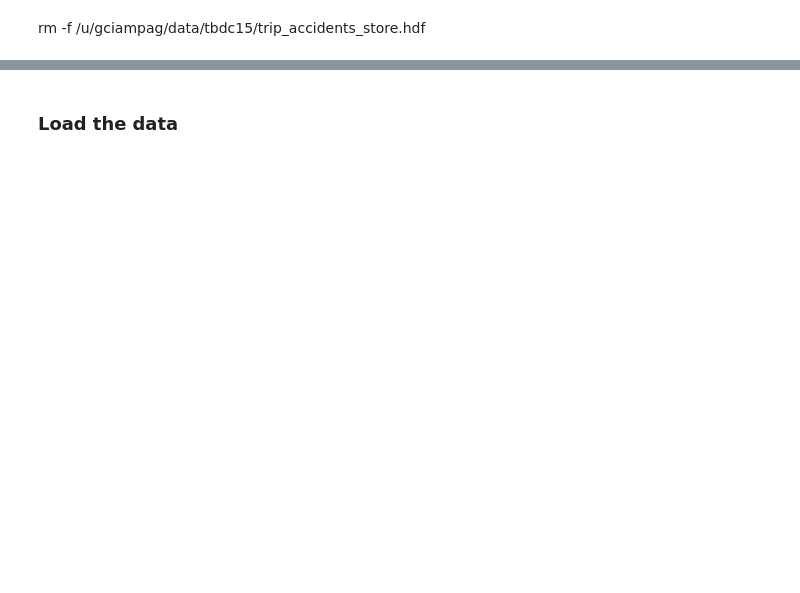
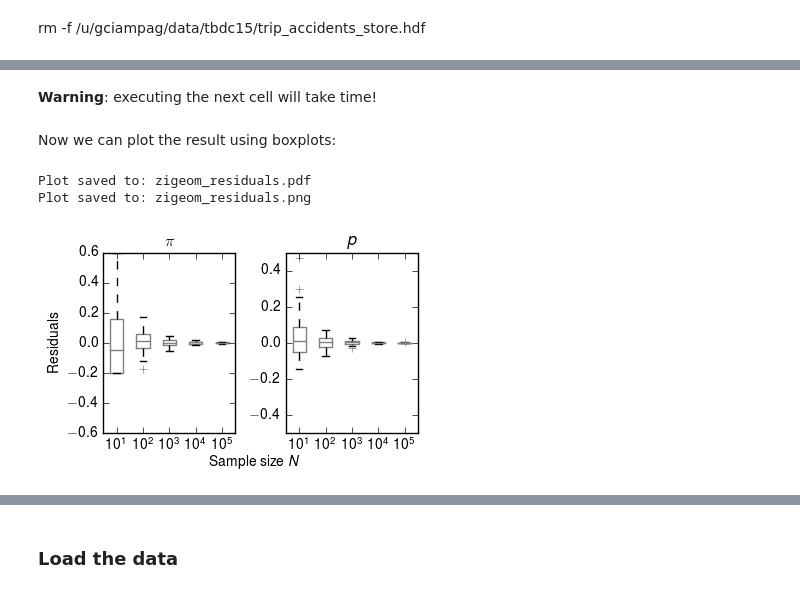
Before and after one commit to glciampaglia/tbdc15, a Jupyter notebook: Trips_accidents.ipynb, the cells around one changed output, grey strips where cells are left out. Saved outputs shown, nothing was run; the diff lists cells and outputs as text; code cells hidden in the pictures; blank space fills up the shorter version.

```diff
--- a/Trips_accidents.ipynb
+++ b/Trips_accidents.ipynb
@@ -124,0 +7,6 @@ def make_city_frame(city,
+# %%
+%matplotlib inline
+import numpy
+from pylab import *
+
+style.use("giovanni")
@@ -244,0 +364,4 @@ savefig("trips_trips_starts_scatter_{}_{}.png".format(city, scale))
+# %%
+path = '/u/gciampag/data/tbdc15/zigeom_residuals.npz'
+# %% [markdown]
+__Warning__: executing the next cell will take time!
@@ -244,0 +382,43 @@ savefig("trips_trips_starts_scatter_{}_{}.png".format(city, scale))
+# %% [markdown]
+Now we can plot the result using boxplots:
+# %%
+# load the data
+npzf = numpy.load(path)
+N = sorted(map(int, npzf))
+resids = [npzf[str(n)] for n in N]
+
+fig, axs = subplots(ncols=2)
+
+titles = ['$\pi$', '$p$']
+
+def boxplot_panel(ax, i):
+    props = {'color': 'k'}
+    props2 = {'color': 'gray'}
+    props3 = {'color': 'gray'}
+    ax.boxplot([resids[i_n][:, i] for i_n in xrange(len(N))],
+               boxprops=props3,
+               flierprops=props2,
+               whiskerprops=props,
+               capprops=props,
+               meanprops=props2,
+               medianprops=props2)
+    l = max(numpy.abs(ax.get_ylim()))
+    ax.set_ylim(-l, l)
+    ax.set_xticklabels(['$10^{:.0f}$'.format(numpy.log10(n)) for n in N])
+    ax.set_title(titles[i])
+
+
+boxplot_panel(axs[0], 0)
+boxplot_panel(axs[1], 1)
+axs[0].set_ylabel("Residuals")
+fig.text(0.55, 0.0, "Sample size $N$", transform=fig.transFigure, horizontalalignment='center')
+draw()
+
+for fmt in ['pdf', 'png']:
+    figure_path = 'zigeom_residuals.{}'.format(fmt)
+    savefig(figure_path)
+    print "Plot saved to: {}".format(figure_path)
+# %% [output]
+Plot saved to: zigeom_residuals.pdf
+Plot saved to: zigeom_residuals.png
+[figure, added]
```
Also changed, not shown: parts of 98 cells of this notebook, 6 other files.
